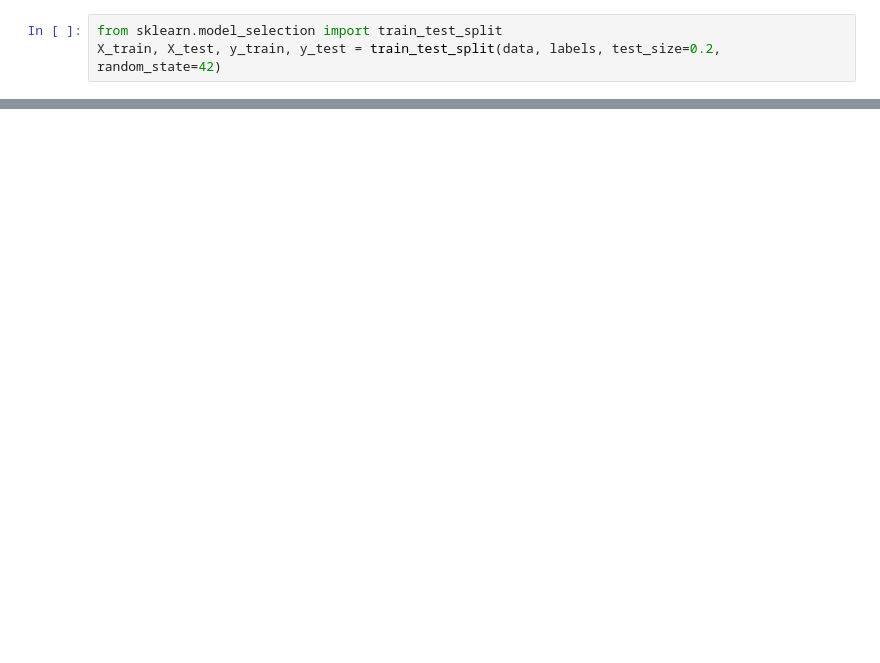
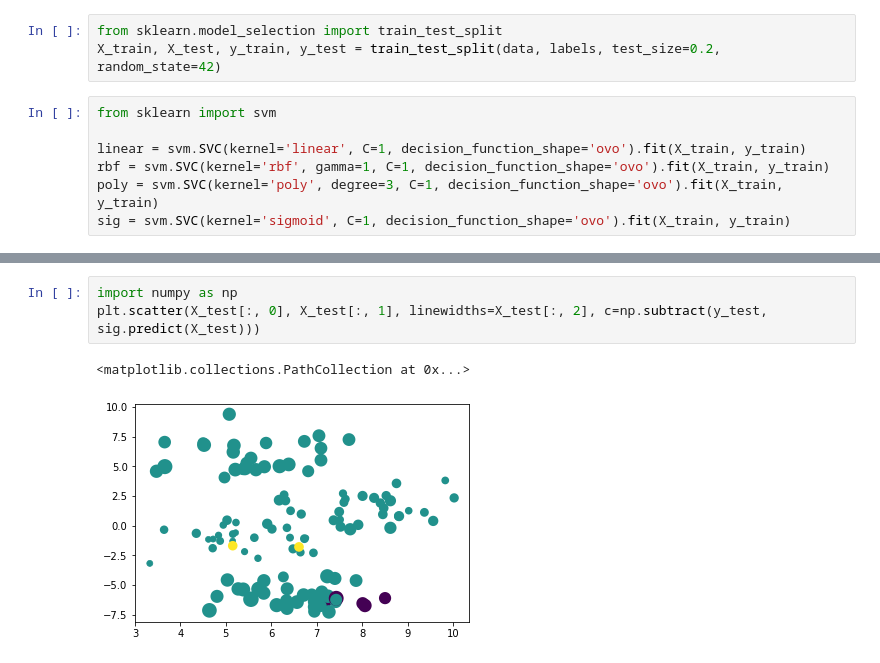
Before and after one commit to TheMn/Machine-Learning-Algorithms-Spring2022, a Jupyter notebook: HomeWorks/HW4/svm-make_blobs.ipynb, the cells around one changed output, grey strips where cells are left out. Cells and saved outputs as stored; diff of their text form; blank space fills up the shorter version.

```diff
--- a/HomeWorks/HW4/svm-make_blobs.ipynb
+++ b/HomeWorks/HW4/svm-make_blobs.ipynb
@@ -10,3 +10,10 @@ plt.scatter(data[:, 0], data[:, 1], linewidths=data[:, 2], c=labels)
 # %%
 from sklearn.model_selection import train_test_split
 X_train, X_test, y_train, y_test = train_test_split(data, labels, test_size=0.2, random_state=42)
+# %%
+from sklearn import svm
+
+linear = svm.SVC(kernel='linear', C=1, decision_function_shape='ovo').fit(X_train, y_train)
+rbf = svm.SVC(kernel='rbf', gamma=1, C=1, decision_function_shape='ovo').fit(X_train, y_train)
+poly = svm.SVC(kernel='poly', degree=3, C=1, decision_function_shape='ovo').fit(X_train, y_train)
+sig = svm.SVC(kernel='sigmoid', C=1, decision_function_shape='ovo').fit(X_train, y_train)
@@ -12,0 +29,6 @@ X_train, X_test, y_train, y_test = train_test_split(data, labels, test_size=0.2,
+# %%
+import numpy as np
+plt.scatter(X_test[:, 0], X_test[:, 1], linewidths=X_test[:, 2], c=np.subtract(y_test, sig.predict(X_test)))
+# %% [output]
+<matplotlib.collections.PathCollection at 0x...>
+[figure, added]
```
Also changed, not shown: parts of 4 cells of this notebook, 2 other files.
